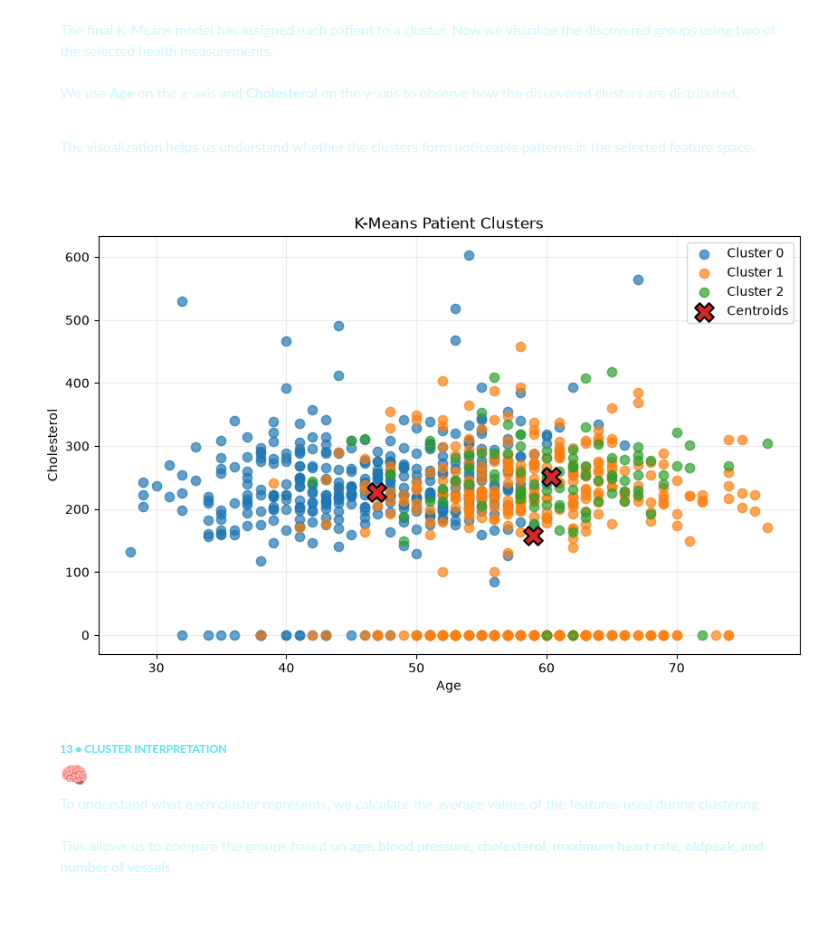
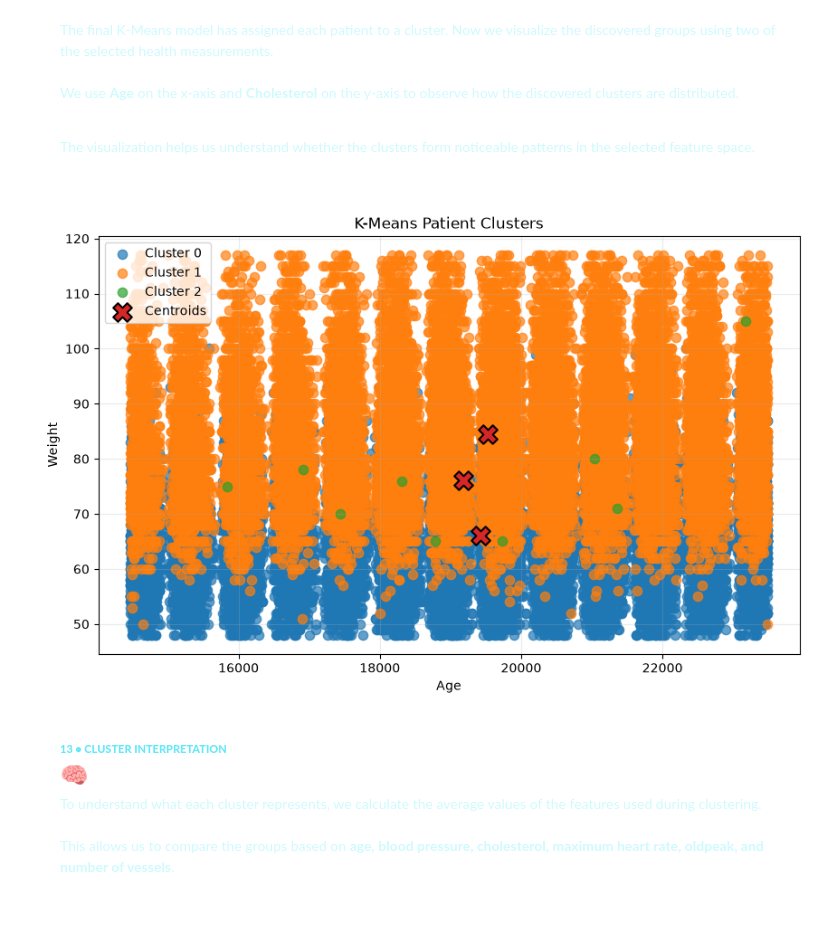
Before and after one commit to Shimaa-Habes/BinX-Training-AI-ML, a Jupyter notebook: BinX-Week5/Day1/kmeans_disease.ipynb, the cells around one changed output. Saved outputs shown, nothing was run; the diff lists cells and outputs as text; code cells hidden in the pictures.

Commit message:
Replace heart disease dataset with cardiovascular disease dataset on week 5

```diff
--- a/BinX-Week5/Day1/kmeans_disease.ipynb
+++ b/BinX-Week5/Day1/kmeans_disease.ipynb
@@ -154,7 +154,7 @@ The dataset will be inspected before selecting the features used for clustering.
 # %%
 # Load Diabetes Dataset
 
-df_diabetes = pd.read_csv("heart_disease_uci.csv")
+df_diabetes = pd.read_csv("heart_disease_uci.csv", sep=";")
 
 display(HTML(f"""
 <div style="
@@ -342,11 +339,10 @@ and other available numerical measurements to discover natural patient groups.
 
 features = [
     "age",
-    "trestbps",
-    "chol",
-    "thalch",
-    "oldpeak",
-    "ca"
+    "height",
+    "weight",
+    "ap_hi",
+    "ap_lo"
 ]
 
 X = df_diabetes[features].copy()
@@ -807,44 +843,53 @@ noticeable patterns in the selected feature space.
 
 plt.figure(figsize=(10, 6))
 
-for cluster in sorted(X_clustered["Cluster"].unique()):
+# Filter extreme outliers only for visualization (does not affect the model or data)
+age_low, age_high = X_clustered["age"].quantile([0.01, 0.99])
+weight_low, weight_high = X_clustered["weight"].quantile([0.01, 0.99])
 
-    cluster_data = X_clustered[
-        X_clustered["Cluster"] == cluster
+plot_data = X_clustered[
+    (X_clustered["age"].between(age_low, age_high)) &
+    (X_clustered["weight"].between(weight_low, weight_high))
+]
+
+for cluster in sorted(plot_data["Cluster"].unique()):
+
+    cluster_data = plot_data[
+        plot_data["Cluster"] == cluster
     ]
 
     plt.scatter(
         cluster_data["age"],
-        cluster_data["chol"],
+        cluster_data["weight"],
         label=f"Cluster {cluster}",
         alpha=0.7,
         s=55
     )
 
 # Plot cluster centroids in the original feature scale
 centroids_scaled = final_kmeans.cluster_centers_
 
 centroids_original = scaler.inverse_transform(centroids_scaled)
 
 plt.scatter(
     centroids_original[:, features.index("age")],
-    centroids_original[:, features.index("chol")],
+    centroids_original[:, features.index("weight")],
     marker="X",
     s=220,
     edgecolors="black",
     linewidths=1.5,
     label="Centroids"
 )
 
 plt.xlabel("Age")
-plt.ylabel("Cholesterol")
+plt.ylabel("Weight")
 plt.title("K-Means Patient Clusters")
 plt.legend()
 plt.grid(alpha=0.25)
 
 plt.show()
 # %% [output]
-[figure, old version]
+[figure, new version]
 # %% [markdown]
 <div style="
     background:linear-gradient(135deg,#0F172A,#164E63);
```
Also changed, not shown: parts of 16 cells of this notebook, 6 other files.
